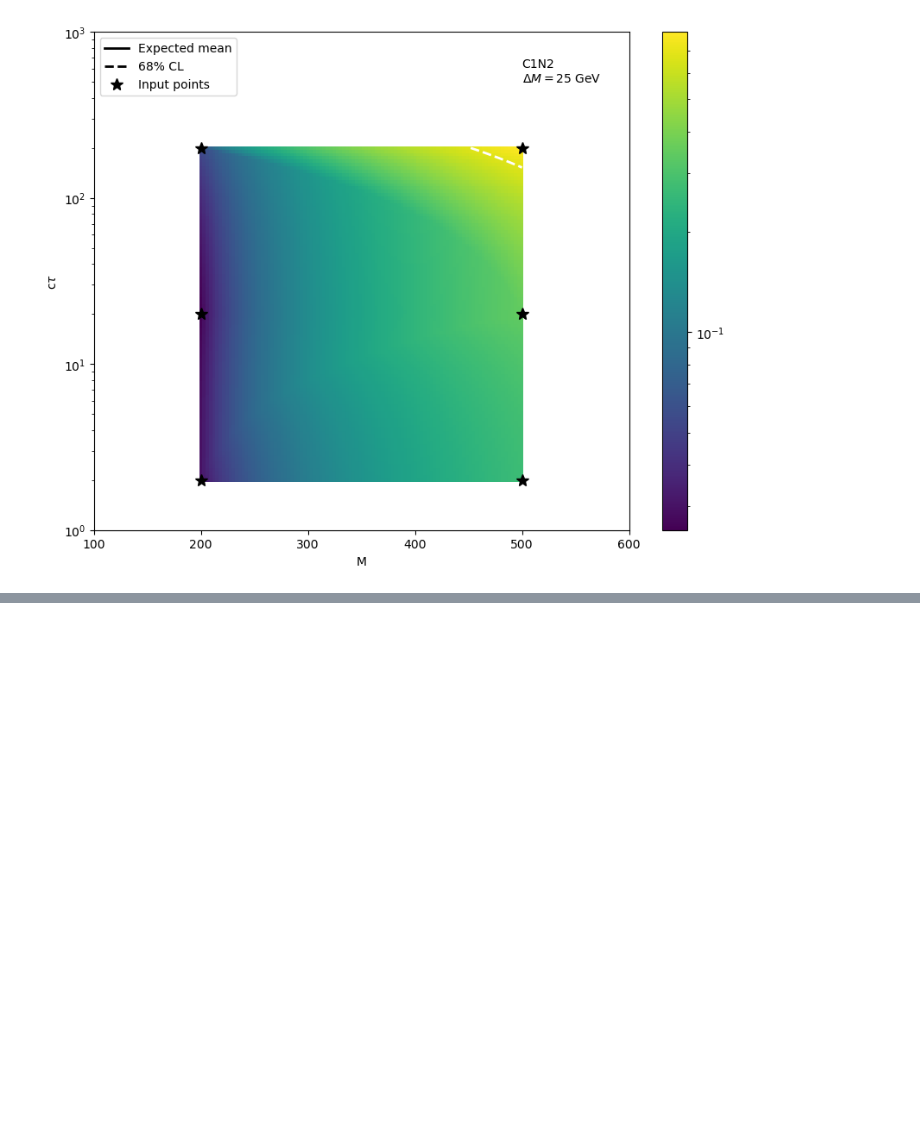
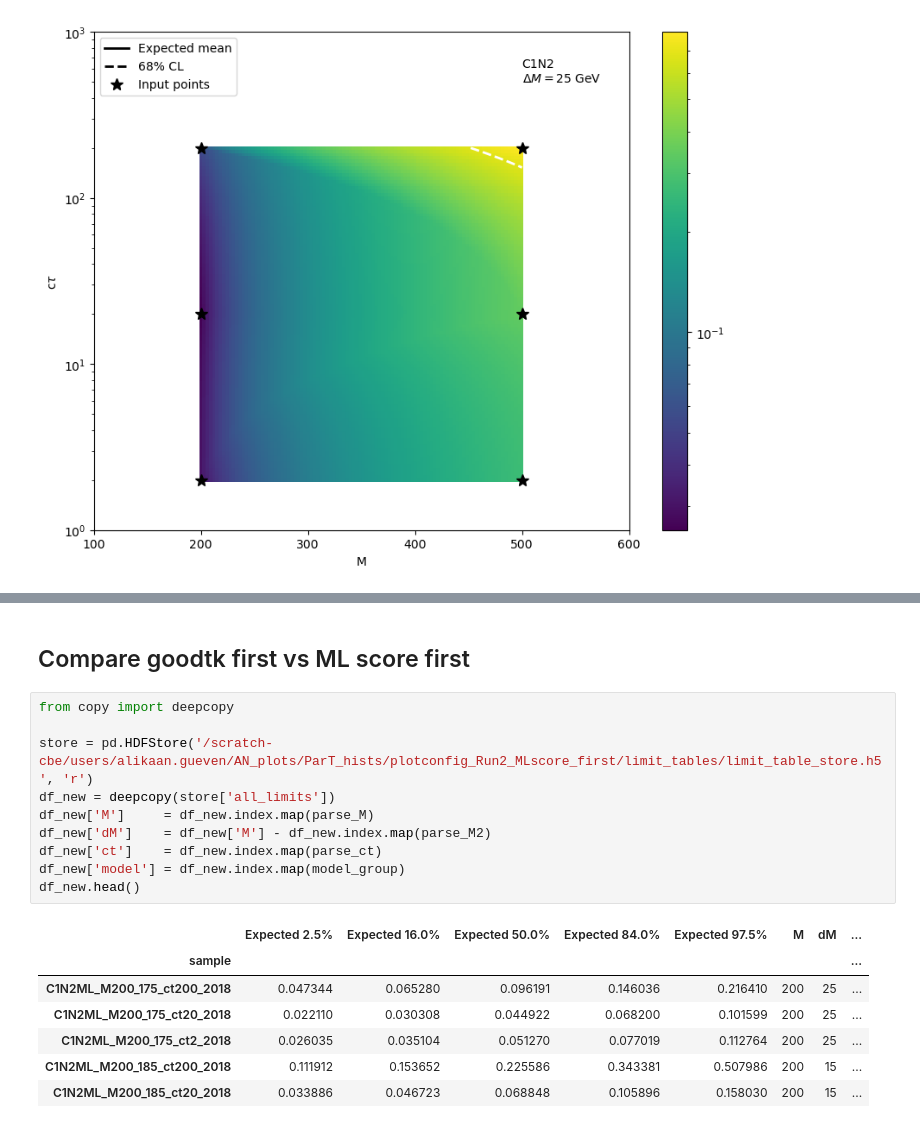
Before and after one commit to HephyAnalysisSW/SoftDisplacedVertices, a Jupyter notebook: Plotter/limitcalc/readLimits.ipynb, the cells around one changed output, grey strips where cells are left out. Cells and saved outputs as stored; diff of their text form; blank space fills up the shorter version.

```diff
--- a/Plotter/limitcalc/readLimits.ipynb
+++ b/Plotter/limitcalc/readLimits.ipynb
@@ -193,0 +275,20 @@ for dM in [5,10,15,25]:
+# %% [markdown]
+## Compare goodtk first vs ML score first
+# %%
+from copy import deepcopy
+
+store = pd.HDFStore('/scratch-cbe/users/alikaan.gueven/AN_plots/ParT_hists/plotconfig_Run2_MLscore_first/limit_tables/limit_table_store.h5', 'r')
+df_new = deepcopy(store['all_limits'])
+df_new['M']     = df_new.index.map(parse_M)
+df_new['dM']    = df_new['M'] - df_new.index.map(parse_M2)
+df_new['ct']    = df_new.index.map(parse_ct)
+df_new['model'] = df_new.index.map(model_group)
+df_new.head()
+# %% [output]
+|  | Expected 2.5% | Expected 16.0% | Expected 50.0% | Expected 84.0% | Expected 97.5% | M | dM | ... |
+| sample |  |  |  |  |  |  |  | ... |
+| C1N2ML_M200_175_ct200_2018 | 0.047344 | 0.065280 | 0.096191 | 0.146036 | 0.216410 | 200 | 25 | ... |
+| C1N2ML_M200_175_ct20_2018 | 0.022110 | 0.030308 | 0.044922 | 0.068200 | 0.101599 | 200 | 25 | ... |
+| C1N2ML_M200_175_ct2_2018 | 0.026035 | 0.035104 | 0.051270 | 0.077019 | 0.112764 | 200 | 25 | ... |
+| C1N2ML_M200_185_ct200_2018 | 0.111912 | 0.153652 | 0.225586 | 0.343381 | 0.507986 | 200 | 15 | ... |
+| C1N2ML_M200_185_ct20_2018 | 0.033886 | 0.046723 | 0.068848 | 0.105896 | 0.158030 | 200 | 15 | ... |
```
Also changed, not shown: parts of 9 cells of this notebook, 14 other files.
